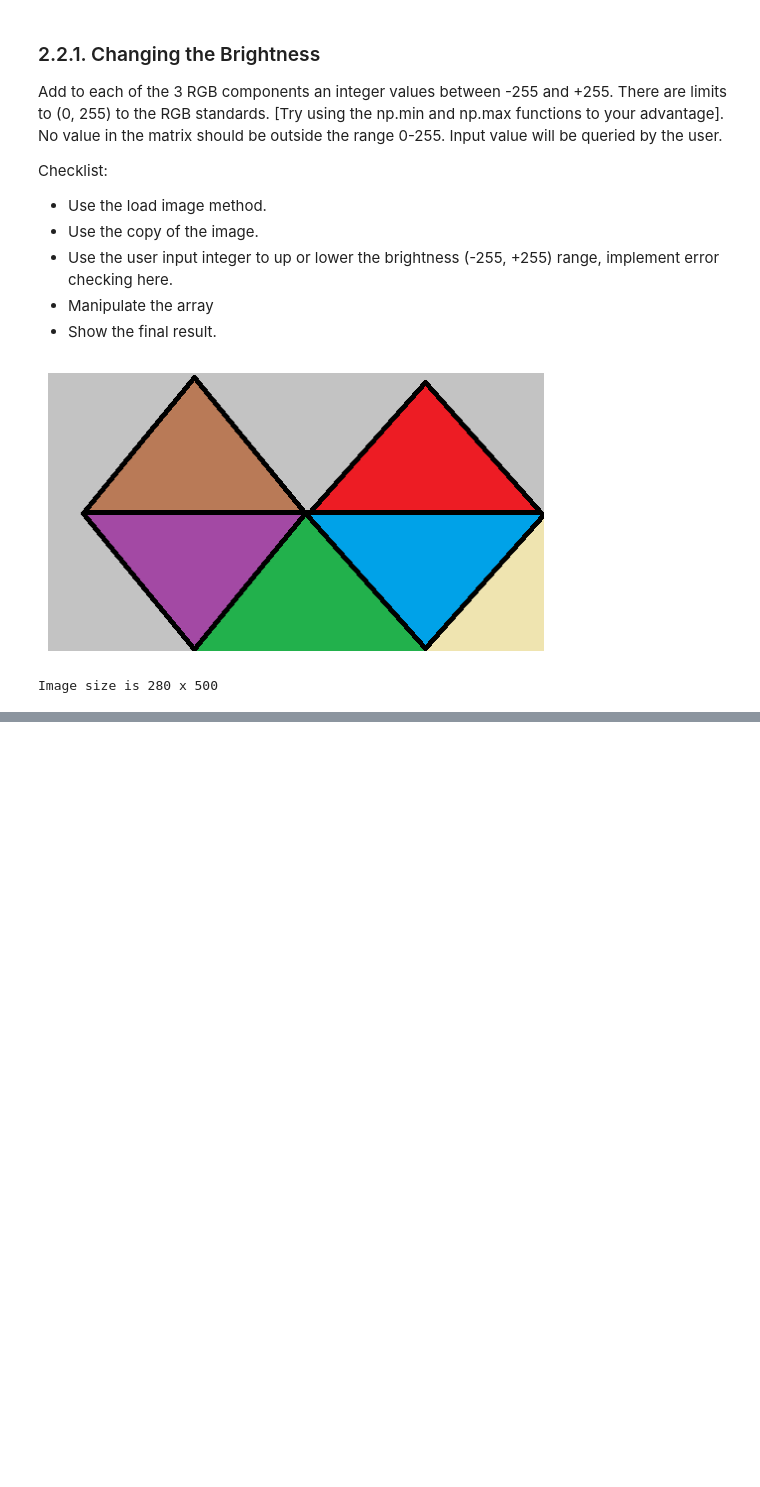
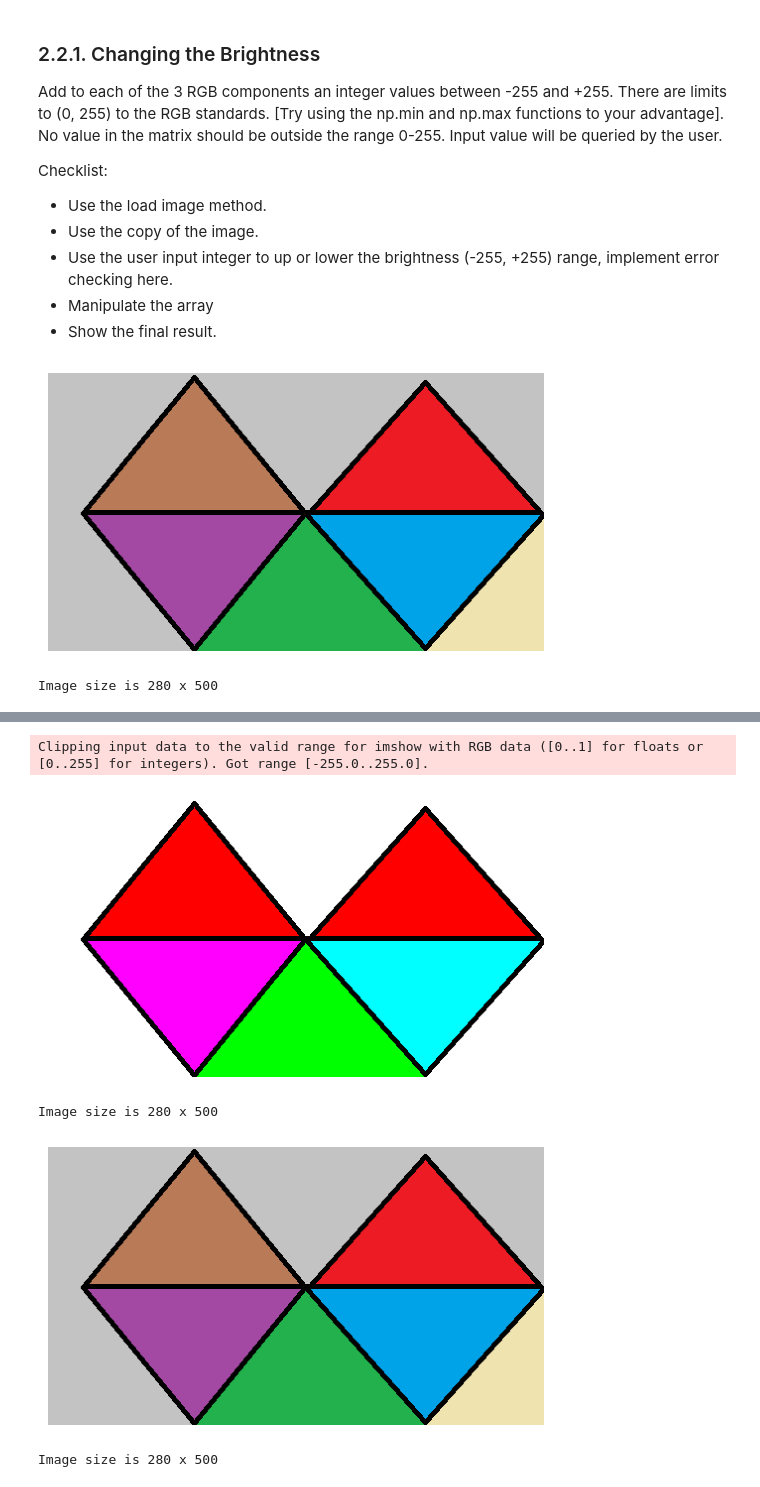
Before and after one commit to danieltobiastan97/pixels, a Jupyter notebook: proto.ipynb, the cells around one changed output, grey strips where cells are left out. Cells and saved outputs as stored; diff of their text form; code cells hidden in the pictures; blank space fills up the shorter version.

```diff
--- a/proto.ipynb
+++ b/proto.ipynb
@@ -162,0 +170,24 @@ array([[[195, 195, 195],
+# %%
+def calculate_factor(value):
+    return (259*(value+255))/(255*(259-value))
+# %%
+def set_contrast(image, contrast):
+    img = image.copy()
+    red_channel, green_channel, blue_channel = img[:,:,0], img[:,:,1], img[:,:,2] # slice the image into the three channels
+    factor = calculate_factor(contrast)
+    red_prime, green_prime, blue_prime = factor*(red_channel-128)+128, factor*(green_channel-128)+128, factor*(blue_channel-128)+128
+    # rebuild the array by stacking the channels
+    new_img = np.stack((red_prime, green_prime, blue_prime), axis=2)
+    new_img = np.clip(new_img, -255, 255)
+    return img, new_img
+# %%
+contrast_value = 250 # make sure this value is between -255 and 255
+img, new_image = set_contrast(image_copy, contrast_value)
+display_image(new_image, mask)
+display_image(image, mask)
+# %% [output]
+Clipping input data to the valid range for imshow with RGB data ([0..1] for floats or [0..255] for integers). Got range [-255.0..255.0].
+[figure, added]
+Image size is 280 x 500
+[figure, added]
+Image size is 280 x 500
```
Also changed, not shown: parts of 3 cells of this notebook.
